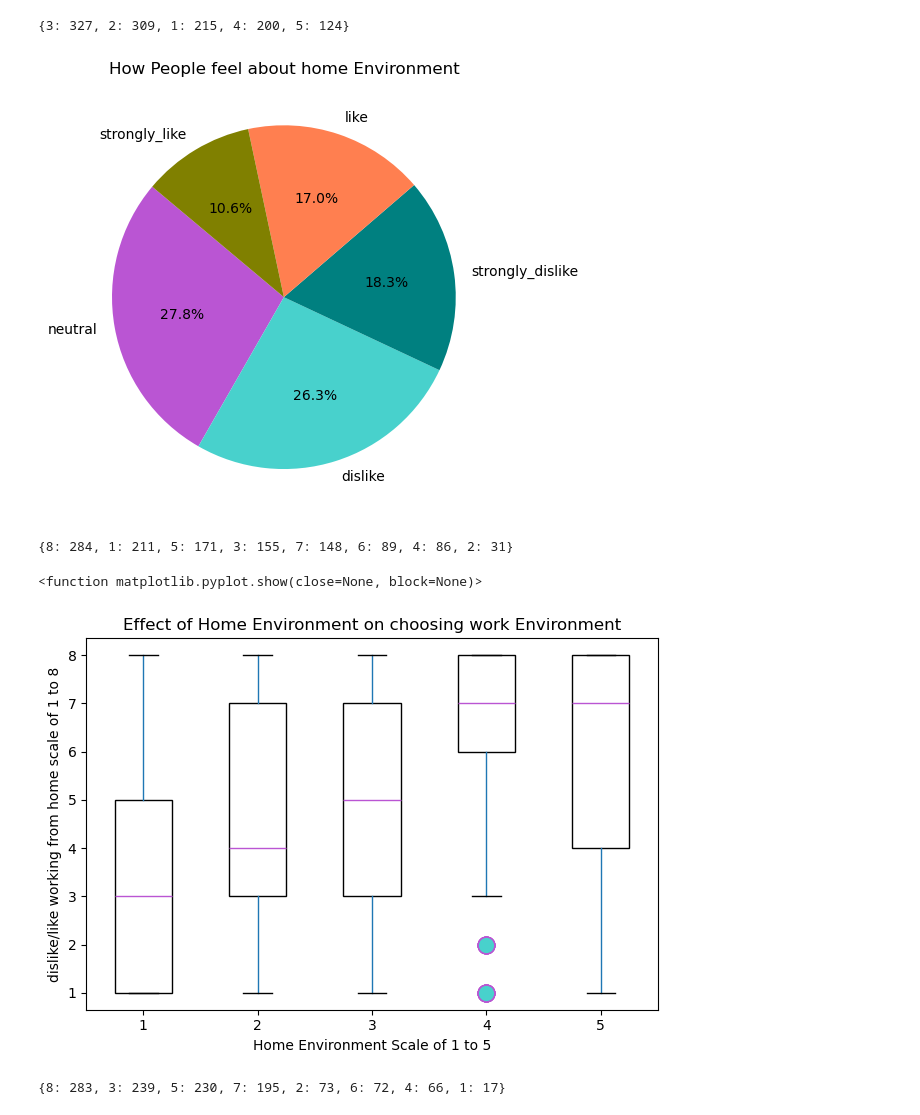
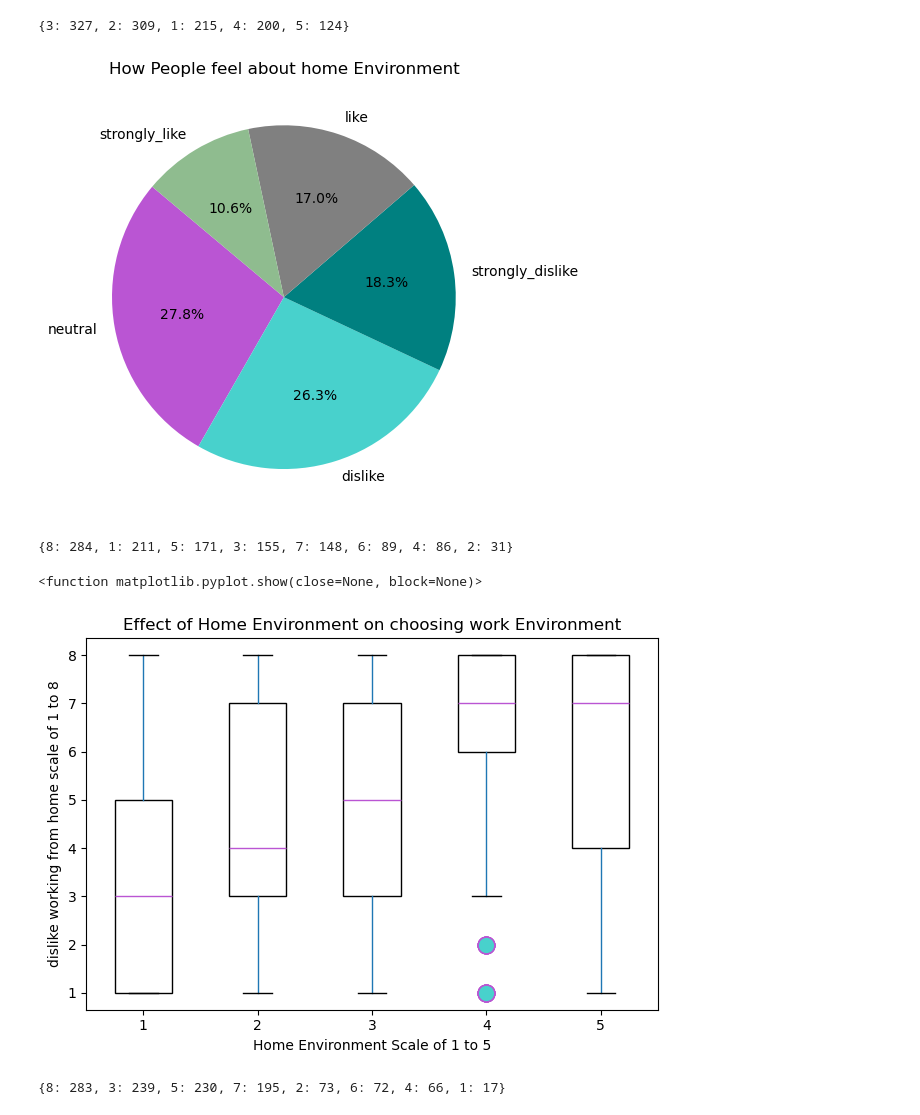
Before and after one commit to AayushiDaliparthi/Project_1_uoft, a Jupyter notebook: sharu.ipynb, the cells around one changed output. Drawn from its saved outputs; the diff is of its cells as text; code cells hidden in the pictures.

```diff
--- a/sharu.ipynb
+++ b/sharu.ipynb
@@ -119,32 +119,32 @@ dict(home_envir)
 # %%
 # Create a pie chart to get a snap shot on how peopl like home environment
 
-colors = ["mediumorchid","mediumturquoise","teal","coral","olive"]
+colors = ["mediumorchid","mediumturquoise","teal","grey","darkseagreen"]
 labels = []
 size = []
 
 for x,y in home_envir.items():
     if x == 1:
         labels.append("strongly_dislike")
     if x == 2:
         labels.append("dislike")
     if x == 3:
         labels.append("neutral")
     if x == 4:
         labels.append("like")
     if x == 5:
         labels.append("strongly_like")
 
     size.append(y)
 
 #plot pie chart
 
 plt.pie(size,labels = labels,colors=colors,autopct="%1.1f%%",shadow=False, startangle=140)
 plt.title("How People feel about home Environment")
 plt.tight_layout()
 plt.show()
 # %% [output]
-[figure, old version]
+[figure, new version]
 # %%
 # determininng the unique counts of individual scales(1 to 8) in scaled dislike working from home
 individual_scale_counts = {}
@@ -163,14 +163,14 @@ df.boxplot( by="home_env",column=["scaled_dislike_hw"],
 plt.title("Effect of Home Environment on choosing work Environment")
 plt.suptitle("")
 plt.xlabel("Home Environment Scale of 1 to 5")
-plt.ylabel("dislike/like working from home scale of 1 to 8")
+plt.ylabel("dislike working from home scale of 1 to 8")
 plt.xticks([1,2,3,4,5])
 plt.grid(False)
 plt.tight_layout()
 plt.show
 # %% [output]
 <function matplotlib.pyplot.show(close=None, block=None)>
-[figure, old version]
+[figure, new version]
 # %%
 # determininng the unique counts of individual scales(1 to 8) in scaled like working from home
 individual_scale_counts = {}
```
Also changed, not shown: parts of 1 cell of this notebook, 3 other files.
